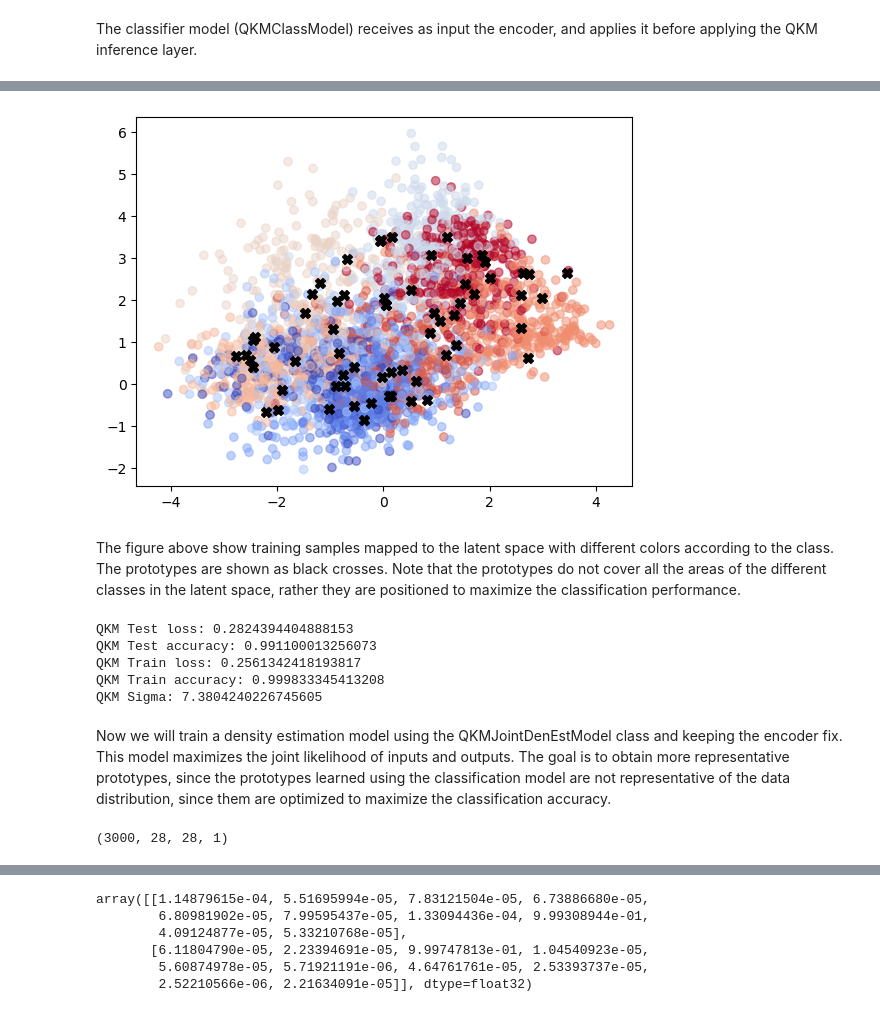
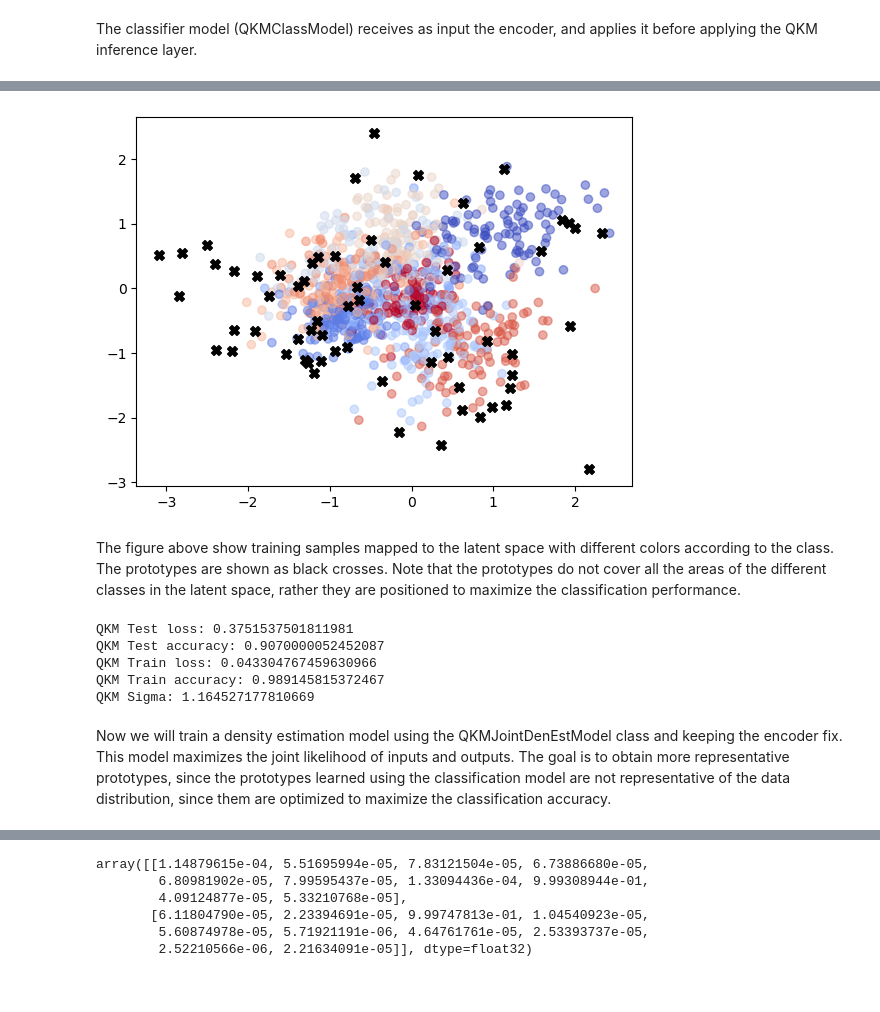
Before and after one commit to fagonzalezo/quakemix, a Jupyter notebook: kqm_memory.ipynb, the cells around one changed output, grey strips where cells are left out. Cells and saved outputs as stored; diff of their text form; code cells hidden in the pictures.

```diff
--- a/kqm_memory.ipynb
+++ b/kqm_memory.ipynb
@@ -290,7 +290,8 @@ from importlib import reload
 reload(qkm);
 # %%
 # Create a dataset from mnist using tf
-(X_train, y_train), (X_test, y_test) = tf.keras.datasets.mnist.load_data()
+#(X_train, y_train), (X_test, y_test) = tf.keras.datasets.mnist.load_data()
+(X_train, y_train), (X_test, y_test) = tf.keras.datasets.fashion_mnist.load_data()
 X_train = X_train.astype('float32') / 255.
 X_test = X_test.astype('float32') / 255.
 
@@ -300,7 +301,7 @@ X_train = X_train.reshape(X_train.shape[0], 28, 28, 1)
 X_test = X_test.reshape(X_test.shape[0], 28, 28, 1)
 
 # Partition the data into training and validation sets
-X_train, X_val, y_train, y_val = train_test_split(X_train, y_train, test_size=0.95, random_state=42)
+X_train, X_val, y_train, y_val = train_test_split(X_train, y_train, test_size=0.2, random_state=42)
 
 def display_imgs(x, y=None):
     if not isinstance(x, (np.ndarray, np.generic)):
@@ -349,7 +350,7 @@ from qkm.tf.models import QKMClassModel, MemQKMClassModel
 # Define the encoder
 input_shape = (28, 28, 1)
 base_depth = 32
-encoded_size = 32
+encoded_size = 16
 encoder1 = create_encoder(input_shape, base_depth, encoded_size, l2_reg=1e-3)
 
 # warm up the encoder
@@ -422,5 +428,12 @@ Sigma: 1.0431658029556274
 # %%
+# create callbacks
+from tensorflow.keras.callbacks import ModelCheckpoint, EarlyStopping
+earlystop = EarlyStopping(monitor='val_categorical_accuracy', patience=5,
+                           verbose=1, restore_best_weights=True)
+
 # Train the model
-qkm_mnist.fit(X_train, y_train, validation_data=(X_val[:1000], y_val[:1000]), epochs=5, batch_size=128, verbose=1)
+qkm_mnist.fit(X_train, y_train, validation_data=(X_val, y_val),
+              epochs=20, batch_size=128, verbose=1,
+              callbacks=[earlystop])
 print(f'Final Sigma: {qkm_mnist.kernel.sigma.numpy()}')
 # %% [output]
@@ -439,13 +458,13 @@ Final Sigma: 0.9933825135231018
 # %%
 import matplotlib.pyplot as plt
 # Visualize the points in the feature space
-plt.scatter(encoder1(X_train)[:, 0], encoder1(X_train)[:, 1], alpha=0.5, c=y_train, cmap=plt.cm.coolwarm)
+plt.scatter(encoder1(X_train[:1000])[:, 0], encoder1(X_train[:1000])[:, 1], alpha=0.5, c=y_train[:1000], cmap=plt.cm.coolwarm)
 
 # plot the prototypes
 plt.scatter(qkm_mnist.qkm.c_x.numpy()[:, 0], qkm_mnist.qkm.c_x.numpy()[:, 1], c='k', marker='X', s=50)
 plt.show()
 # %% [output]
-[figure, old version]
+[figure, new version]
 # %% [markdown]
 The figure above show training samples mapped to the latent space with different colors according to the class. The prototypes are shown as black crosses. Note that the prototypes do not cover all the areas of the different classes in the latent space, rather they are positioned to maximize the classification performance.
 # %%
@@ -458,15 +477,11 @@ print('QKM Train loss:', score[0])
 print('QKM Train accuracy:', score[1])
 print(f'QKM Sigma: {qkm_mnist.kernel.sigma.numpy()}')
 # %% [output]
-QKM Test loss: 0.2824394404888153
-QKM Test accuracy: 0.991100013256073
-QKM Train loss: 0.2561342418193817
-QKM Train accuracy: 0.999833345413208
-QKM Sigma: 7.3804240226745605
+QKM Test loss: 0.3751537501811981
+QKM Test accuracy: 0.9070000052452087
+QKM Train loss: 0.043304767459630966
+QKM Train accuracy: 0.989145815372467
+QKM Sigma: 1.164527177810669
 # %% [markdown]
 Now we will train a density estimation model using the QKMJointDenEstModel class and keeping the encoder fix. This model maximizes the joint likelihood of inputs and outputs. The goal is to obtain more representative prototypes, since the prototypes learned using the classification model are not representative of the data distribution, since them are optimized to maximize the classification accuracy.
-# %%
-X_train.shape
-# %% [output]
-(3000, 28, 28, 1)
 # %%
```
Also changed, not shown: parts of 29 cells of this notebook, 2 other files.
